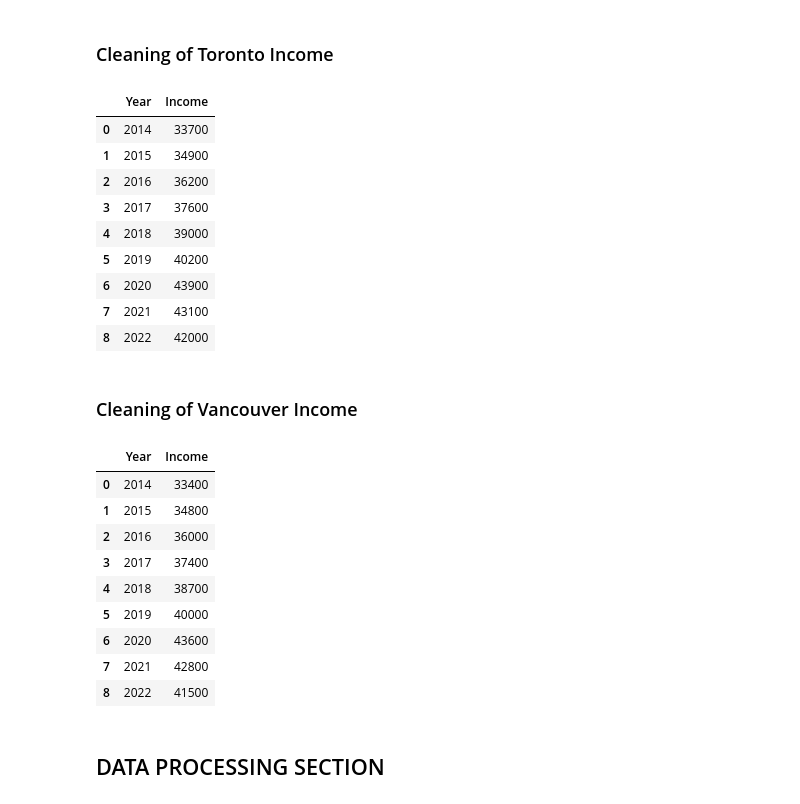
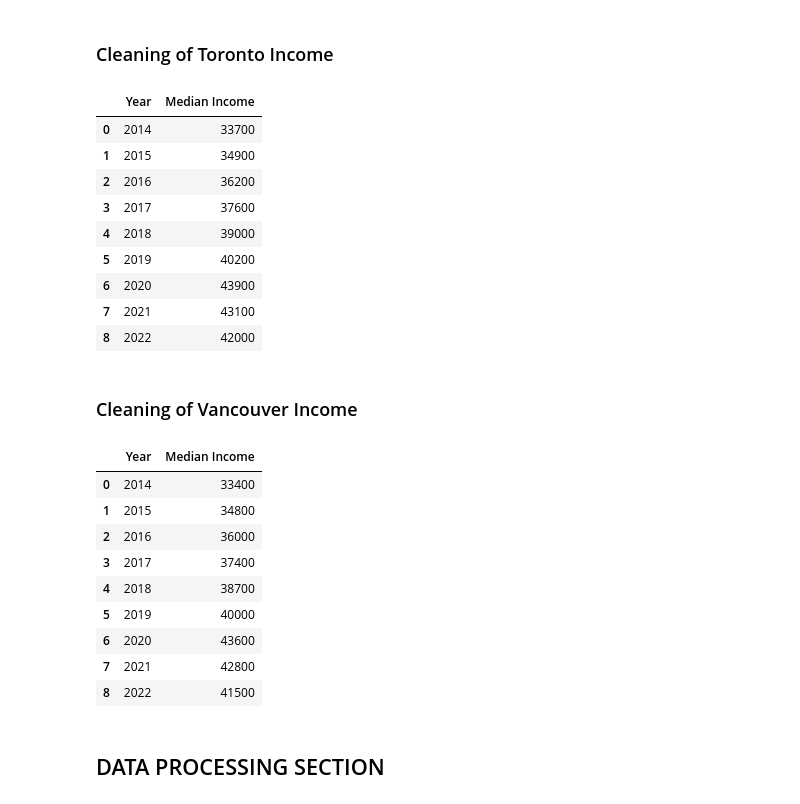
Before and after one commit to riggedjoker/CrimeAnalysis_Canada_Project, a Jupyter notebook: jupyter-notebook/crime_analysis.ipynb, the cells around one changed output. Drawn from its saved outputs; the diff is of its cells as text; code cells hidden in the pictures.

```diff
--- a/jupyter-notebook/crime_analysis.ipynb
+++ b/jupyter-notebook/crime_analysis.ipynb
@@ -182,11 +170,11 @@ toronto_dataset
 ### Cleaning of Toronto Income
 # %%
 toronto_income
-toronto_income['Income'] = toronto_income['Median_After_Tax_Income_Toronto_CMA_$']
-toronto_income = toronto_income[['Year', 'Income']]
+toronto_income['Median Income'] = toronto_income['Median_After_Tax_Income_Toronto_CMA_$']
+toronto_income = toronto_income[['Year', 'Median Income']]
 toronto_income
 # %% [output]
-|  | Year | Income |
+|  | Year | Median Income |
 | 0 | 2014 | 33700 |
 | 1 | 2015 | 34900 |
 | 2 | 2016 | 36200 |
@@ -199,12 +187,12 @@ toronto_income
 # %% [markdown]
 ### Cleaning of Vancouver Income
 # %%
-
-vancouver_income = vancouver_income.rename(columns={'Median_After_Tax_Income_Vancouver_CMA_$': 'Income'})
-vancouver_income = vancouver_income[['Year', 'Income']]
 vancouver_income
+vancouver_income['Median Income'] = vancouver_income['Median_After_Tax_Income_Vancouver_CMA_$']
+vancouver_income = vancouver_income[['Year', 'Median Income']]
+vancouver_income
 # %% [output]
-|  | Year | Income |
+|  | Year | Median Income |
 | 0 | 2014 | 33400 |
 | 1 | 2015 | 34800 |
 | 2 | 2016 | 36000 |
```
Also changed, not shown: parts of 18 cells of this notebook.
